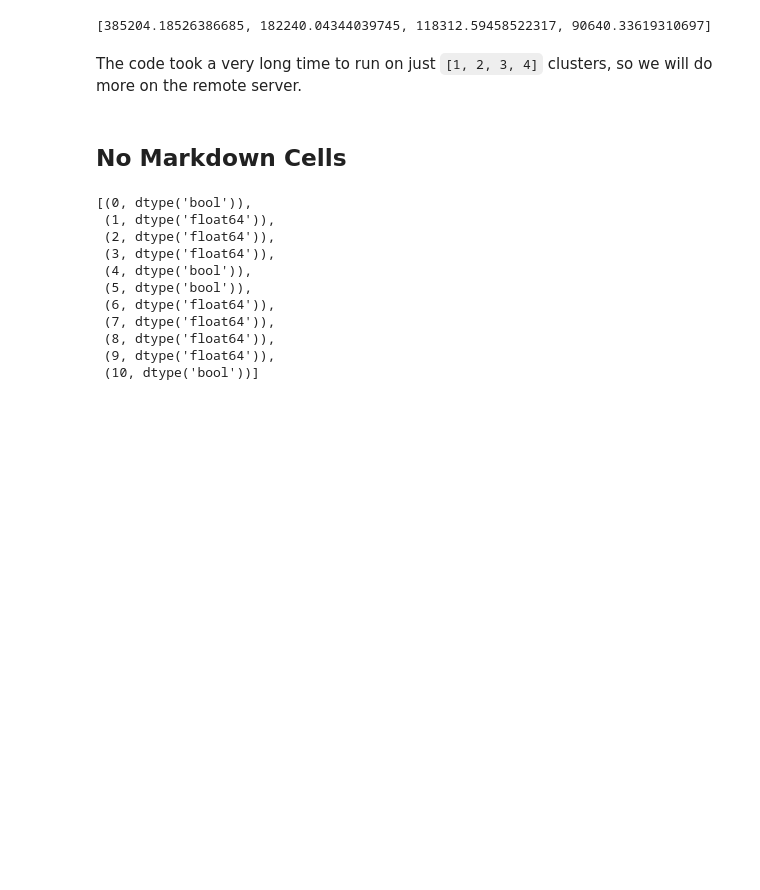
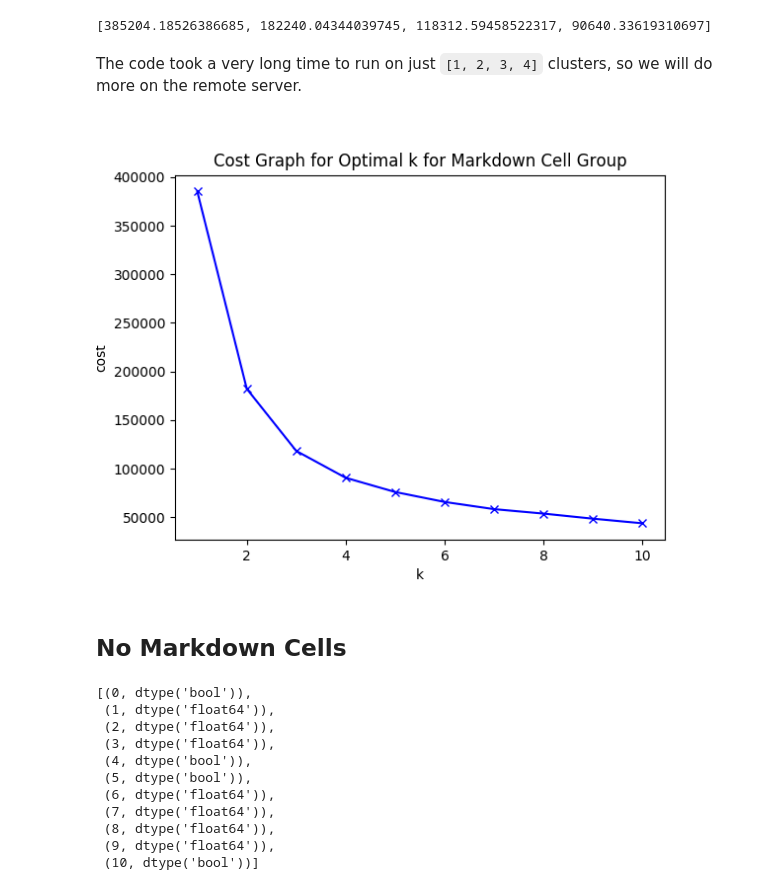
Before and after one commit to Isabel-Gan/quantifying-notebook-features, a Jupyter notebook: output/complete-runs/analysis/mixed-data-clustering.ipynb, the cells around one changed output. Cells and saved outputs as stored; diff of their text form; code cells hidden in the pictures; blank space fills up the shorter version.

Commit message:
added results of 10 cluster kproto to notebook

```diff
--- a/output/complete-runs/analysis/mixed-data-clustering.ipynb
+++ b/output/complete-runs/analysis/mixed-data-clustering.ipynb
@@ -276,6 +277,10 @@ print(costs_md)
 [385204.18526386685, 182240.04344039745, 118312.59458522317, 90640.33619310697]
 # %% [markdown]
 The code took a very long time to run on just `[1, 2, 3, 4]` clusters, so we will do more on the remote server.
+# %%
+Image('figures/10-markdown-kproto.png')
+# %% [output]
+[figure, added]
 # %% [markdown]
 ## No Markdown Cells
 # %%
```
Also changed, not shown: parts of 4 cells of this notebook.
